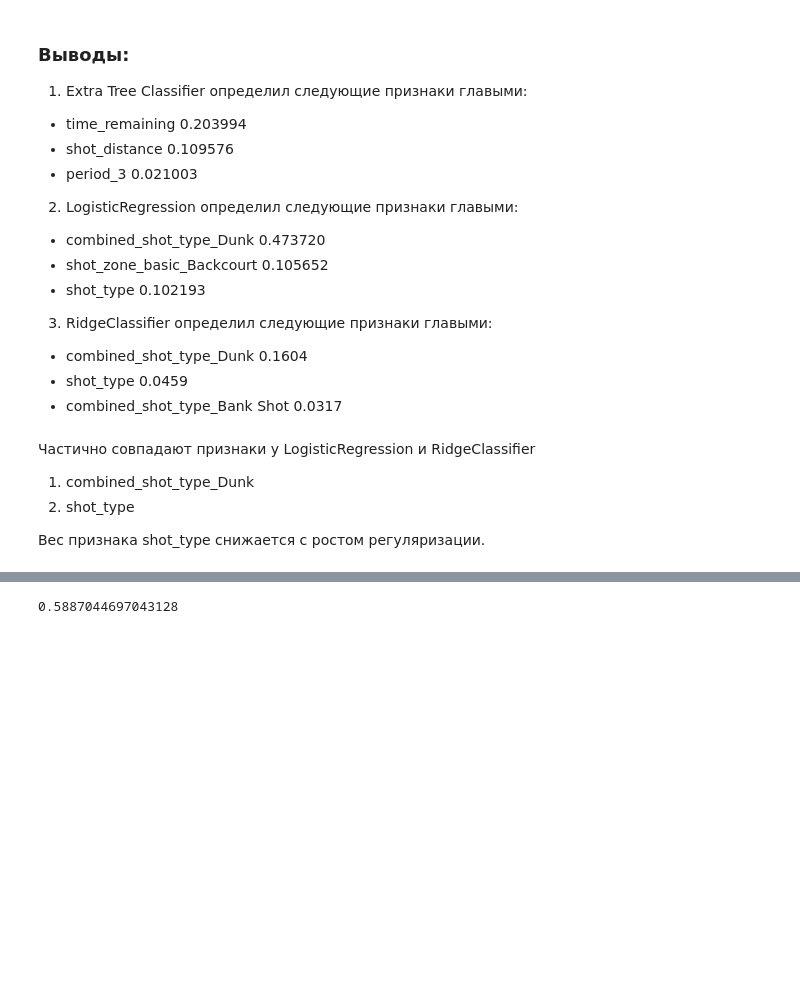
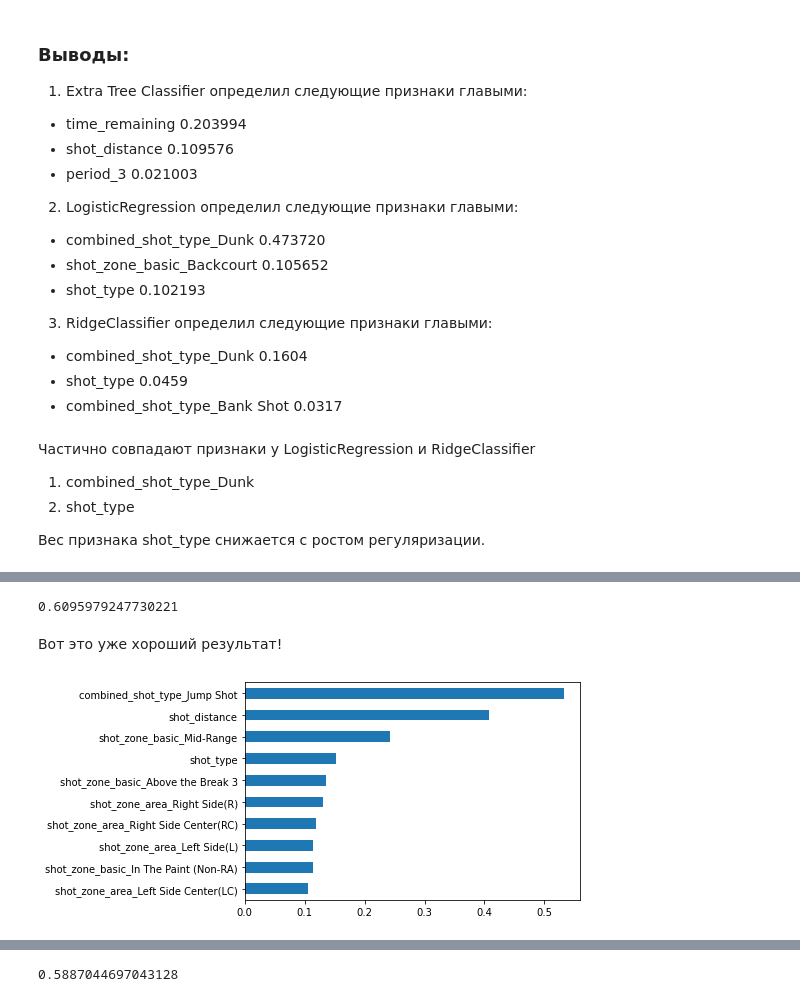
Before and after one commit to ShamanValenok117/ML, a Jupyter notebook: HW_9/HW_9.ipynb, the cells around one changed output, grey strips where cells are left out. Saved outputs shown, nothing was run; the diff lists cells and outputs as text; code cells hidden in the pictures; blank space fills up the shorter version.

```diff
--- a/HW_9/HW_9.ipynb
+++ b/HW_9/HW_9.ipynb
@@ -339,0 +368,5 @@ plt.grid()
+# %%
+parameters = {'alpha': np.arange(0,1,.1)}
+l1_reg = Lasso()
+grid = GridSearchCV(l1_reg,parameters,n_jobs=-1,cv=3 )
+grid.fit(X_scaled,y)
@@ -339,0 +413,4 @@ plt.grid()
+# %%
+X_train, X_test, y_train, y_test = train_test_split(X_scaled, y, test_size = .3)
+# %%
+km = KMeans(n_clusters=2).fit(X_train,y_train)
@@ -339,0 +419,7 @@ plt.grid()
+# %%
+y_pred = km.predict(X_test)
+accuracy_score(y_test, y_pred)
+# %% [output]
+0.6095979247730221
+# %% [markdown]
+Вот это уже хороший результат!
@@ -339,0 +428,6 @@ plt.grid()
+# %%
+# Кластер первый из двух - то бишь какие параметры Х являются приоритетными для того чтобы попал в первый кластер
+# или, другими словами, какие параметры Х нужны чтоб Kobe Bryant забил
+pd.Series(data=km.cluster_centers_[0] , index=X.columns).sort_values(ascending=False).head(10).plot(kind='barh').invert_yaxis()
+# %% [output]
+[figure, added]
```
Also changed, not shown: parts of 33 cells of this notebook.
